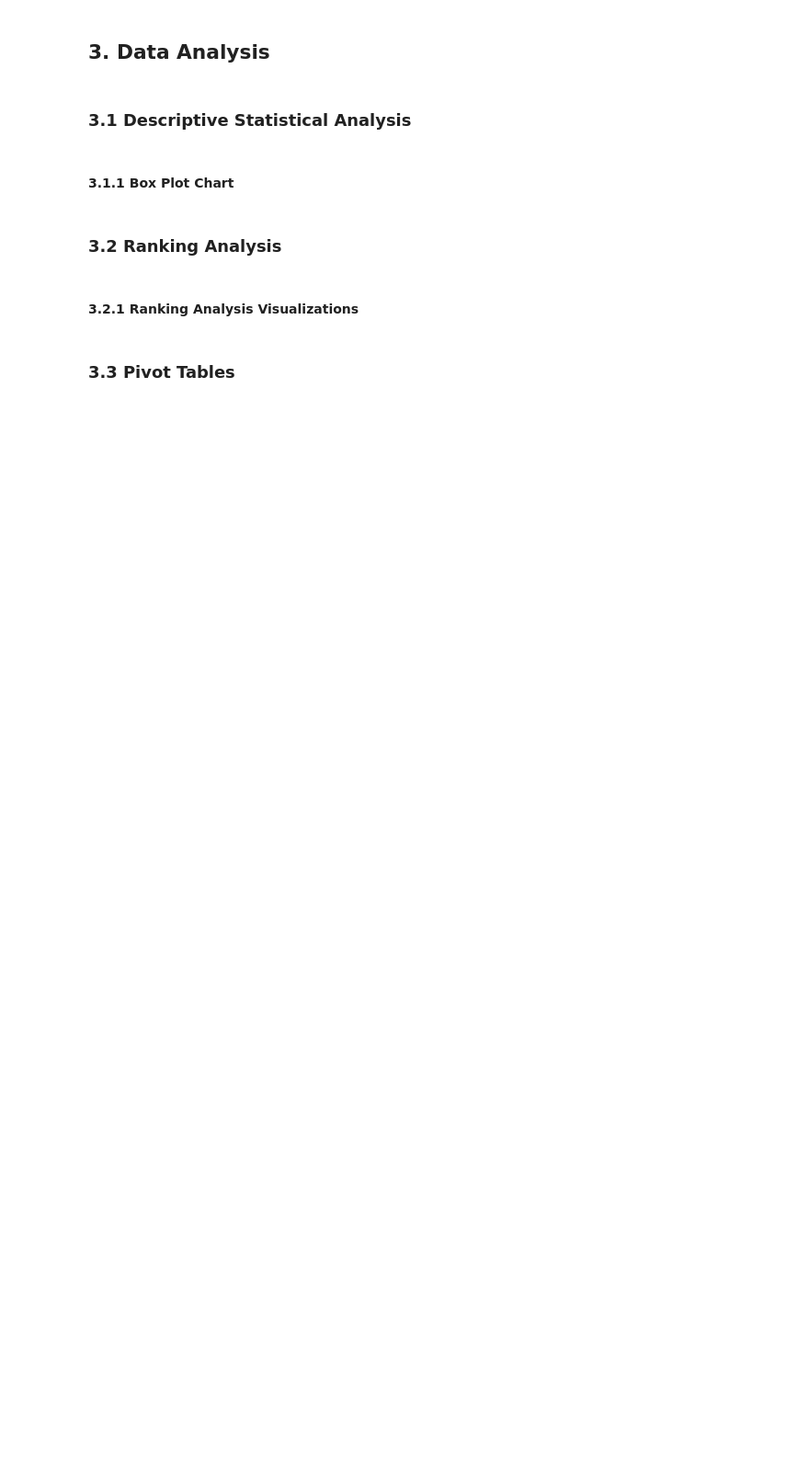
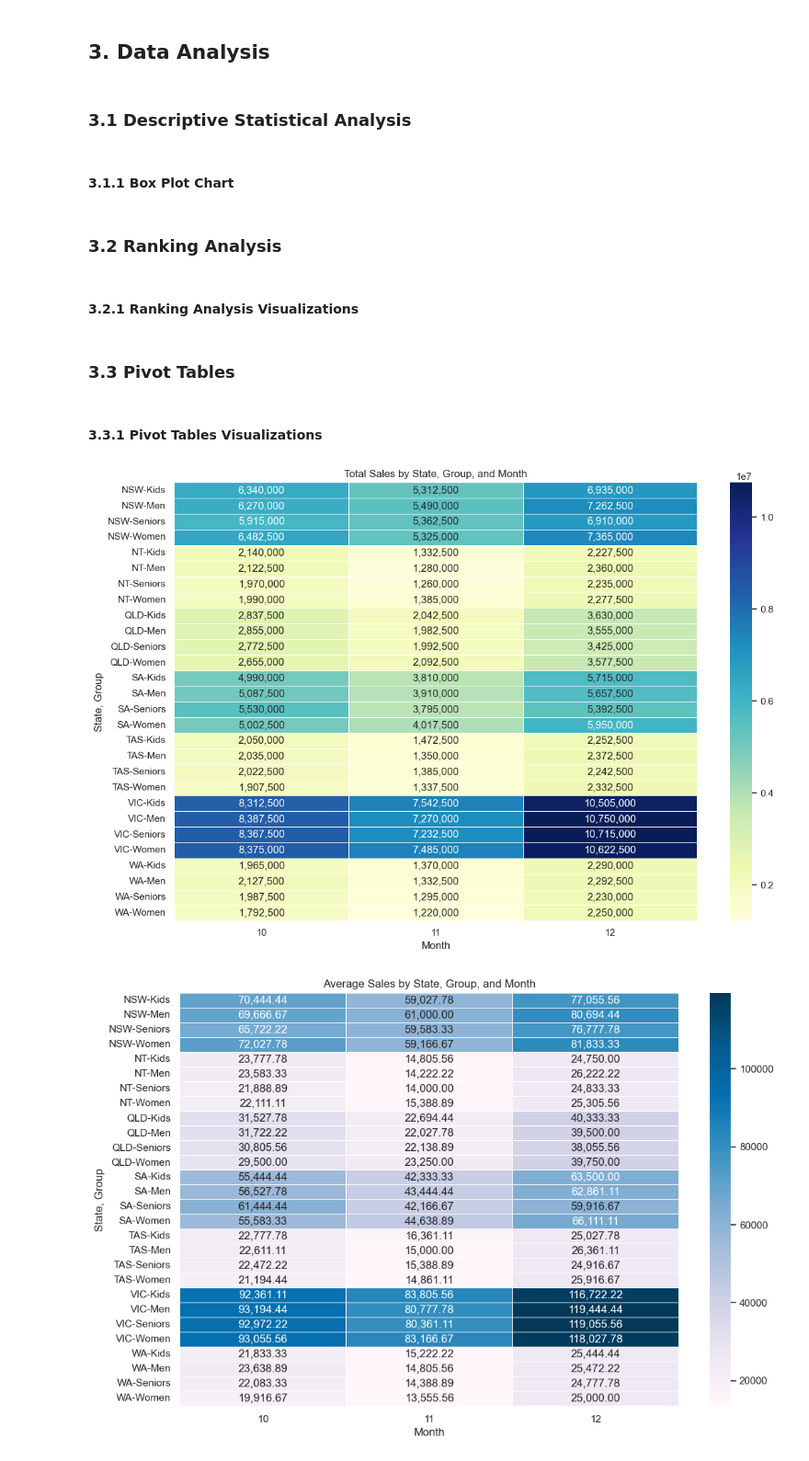
Before and after one commit to joaofelipelliccione/AI-and-ML_Caltech, a Jupyter notebook: 2- Sales Analysis/main.ipynb, the cells around one changed output. Shown at 92% size. Saved outputs shown, nothing was run; the diff lists cells and outputs as text; code cells hidden in the pictures; blank space fills up the shorter version.

```diff
--- a/2- Sales Analysis/main.ipynb
+++ b/2- Sales Analysis/main.ipynb
@@ -311,3 +311,41 @@ pivot_table_2 = pd.pivot_table(
 
 print("\n 2nd Pivot table: Average sales by State, Group, and Month")
 print(pivot_table_2)
+# %% [markdown]
+#### **3.3.1 Pivot Tables Visualizations**
+# %%
+import seaborn as sns
+
+sns.set_theme(style="whitegrid")
+
+# [Chart] Total Sales Visualization
+plt.figure(figsize=(12, 8))
+sns.heatmap(
+    pivot_table_1.drop(columns="Total").drop("Total"),
+    annot=True,
+    fmt=",",
+    cmap="YlGnBu",
+    linewidths=0.5,
+)
+plt.title("Total Sales by State, Group, and Month")
+plt.ylabel("State, Group")
+plt.xlabel("Month")
+plt.tight_layout()
+plt.show()
+
+# [Chart] Average Sales Visualization
+plt.figure(figsize=(12, 8))
+sns.heatmap(
+    pivot_table_2.drop(columns="Average").drop("Average"),
+    annot=True,
+    fmt=",.2f",
+    cmap="PuBu",
+    linewidths=0.5,
+)
+plt.title("Average Sales by State, Group, and Month")
+plt.ylabel("State, Group")
+plt.xlabel("Month")
+plt.show()
+# %% [output]
+[figure, added]
+[figure, added]
```
Also changed, not shown: parts of 1 cell of this notebook, 1 other file.
